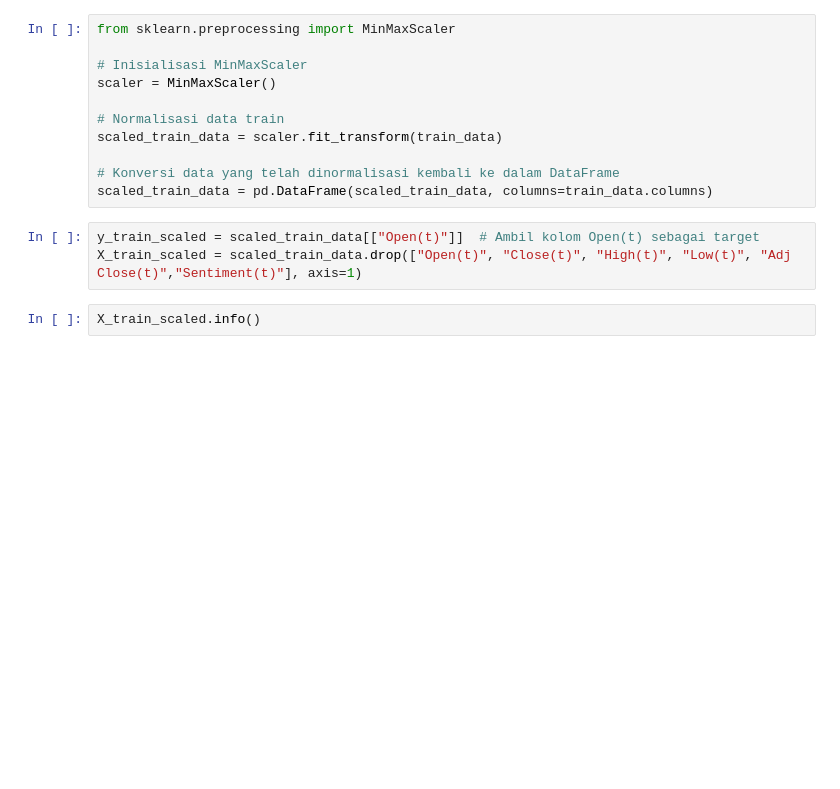
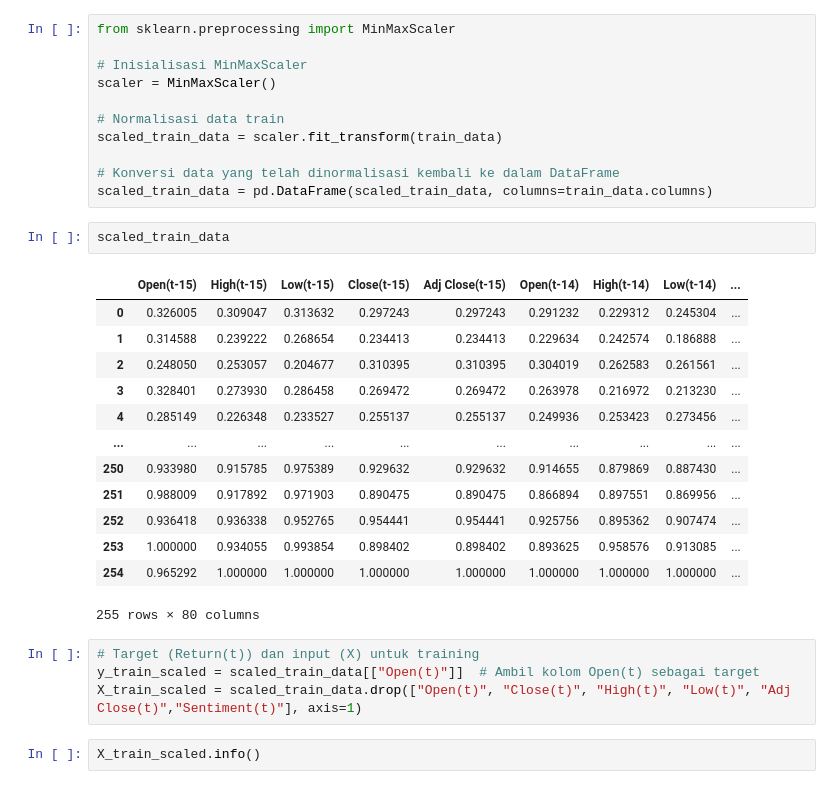
Before and after one commit to zyxn/stock_forecast_sentiment, a Jupyter notebook: notebooks/v1-wdy-svm-sentiment.ipynb, the cells around one changed output. Drawn from its saved outputs; the diff is of its cells as text; blank space fills up the shorter version.

Commit message:
+ return

```diff
--- a/notebooks/v1-wdy-svm-sentiment.ipynb
+++ b/notebooks/v1-wdy-svm-sentiment.ipynb
@@ -107,7 +154,24 @@ scaled_train_data = scaler.fit_transform(train_data)
 
 # Konversi data yang telah dinormalisasi kembali ke dalam DataFrame
 scaled_train_data = pd.DataFrame(scaled_train_data, columns=train_data.columns)
+# %%
+scaled_train_data
+# %% [output]
+|  | Open(t-15) | High(t-15) | Low(t-15) | Close(t-15) | Adj Close(t-15) | Open(t-14) | High(t-14) | Low(t-14) | ... |
+| 0 | 0.326005 | 0.309047 | 0.313632 | 0.297243 | 0.297243 | 0.291232 | 0.229312 | 0.245304 | ... |
+| 1 | 0.314588 | 0.239222 | 0.268654 | 0.234413 | 0.234413 | 0.229634 | 0.242574 | 0.186888 | ... |
+| 2 | 0.248050 | 0.253057 | 0.204677 | 0.310395 | 0.310395 | 0.304019 | 0.262583 | 0.261561 | ... |
+| 3 | 0.328401 | 0.273930 | 0.286458 | 0.269472 | 0.269472 | 0.263978 | 0.216972 | 0.213230 | ... |
+| 4 | 0.285149 | 0.226348 | 0.233527 | 0.255137 | 0.255137 | 0.249936 | 0.253423 | 0.273456 | ... |
+| ... | ... | ... | ... | ... | ... | ... | ... | ... | ... |
+| 250 | 0.933980 | 0.915785 | 0.975389 | 0.929632 | 0.929632 | 0.914655 | 0.879869 | 0.887430 | ... |
+| 251 | 0.988009 | 0.917892 | 0.971903 | 0.890475 | 0.890475 | 0.866894 | 0.897551 | 0.869956 | ... |
+| 252 | 0.936418 | 0.936338 | 0.952765 | 0.954441 | 0.954441 | 0.925756 | 0.895362 | 0.907474 | ... |
+| 253 | 1.000000 | 0.934055 | 0.993854 | 0.898402 | 0.898402 | 0.893625 | 0.958576 | 0.913085 | ... |
+| 254 | 0.965292 | 1.000000 | 1.000000 | 1.000000 | 1.000000 | 1.000000 | 1.000000 | 1.000000 | ... |
+255 rows × 80 columns
 # %%
+# Target (Return(t)) dan input (X) untuk training
 y_train_scaled = scaled_train_data[["Open(t)"]]  # Ambil kolom Open(t) sebagai target
 X_train_scaled = scaled_train_data.drop(["Open(t)", "Close(t)", "High(t)", "Low(t)", "Adj Close(t)","Sentiment(t)"], axis=1)
 # %%
```
Also changed, not shown: parts of 6 cells of this notebook, 2 other files.
